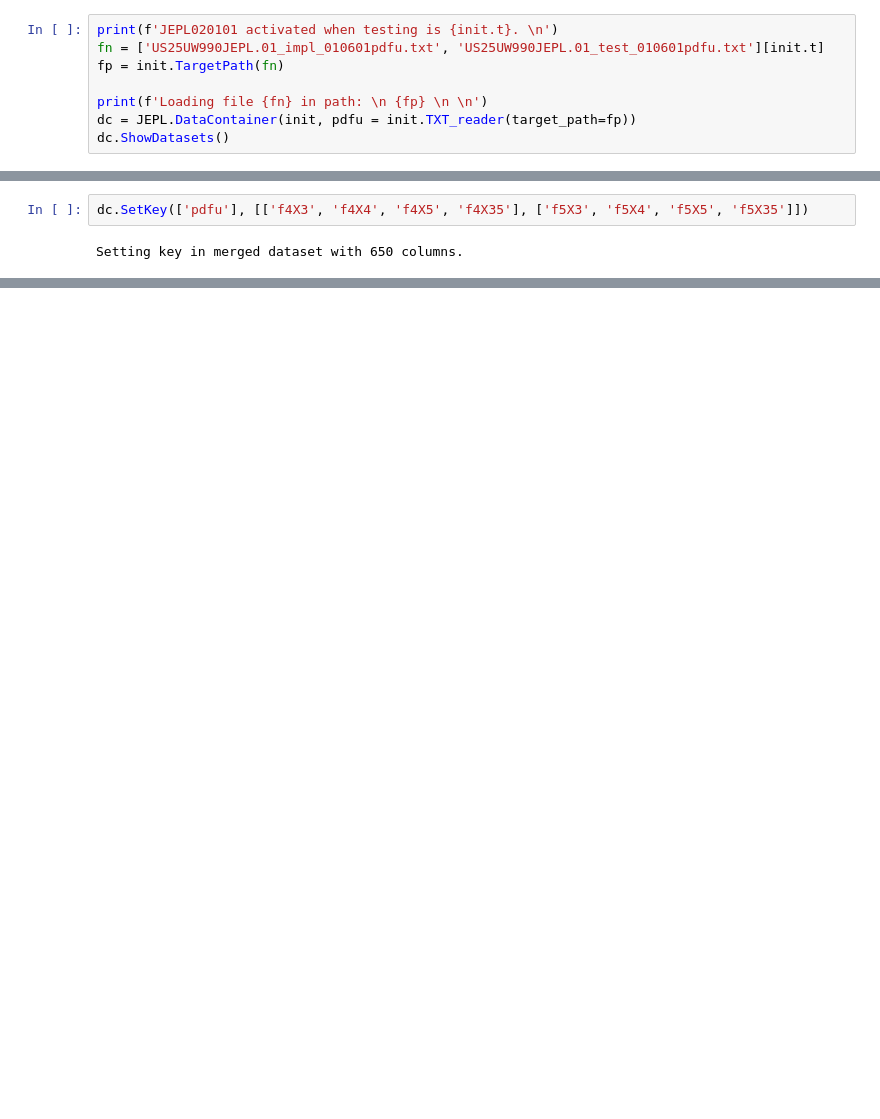
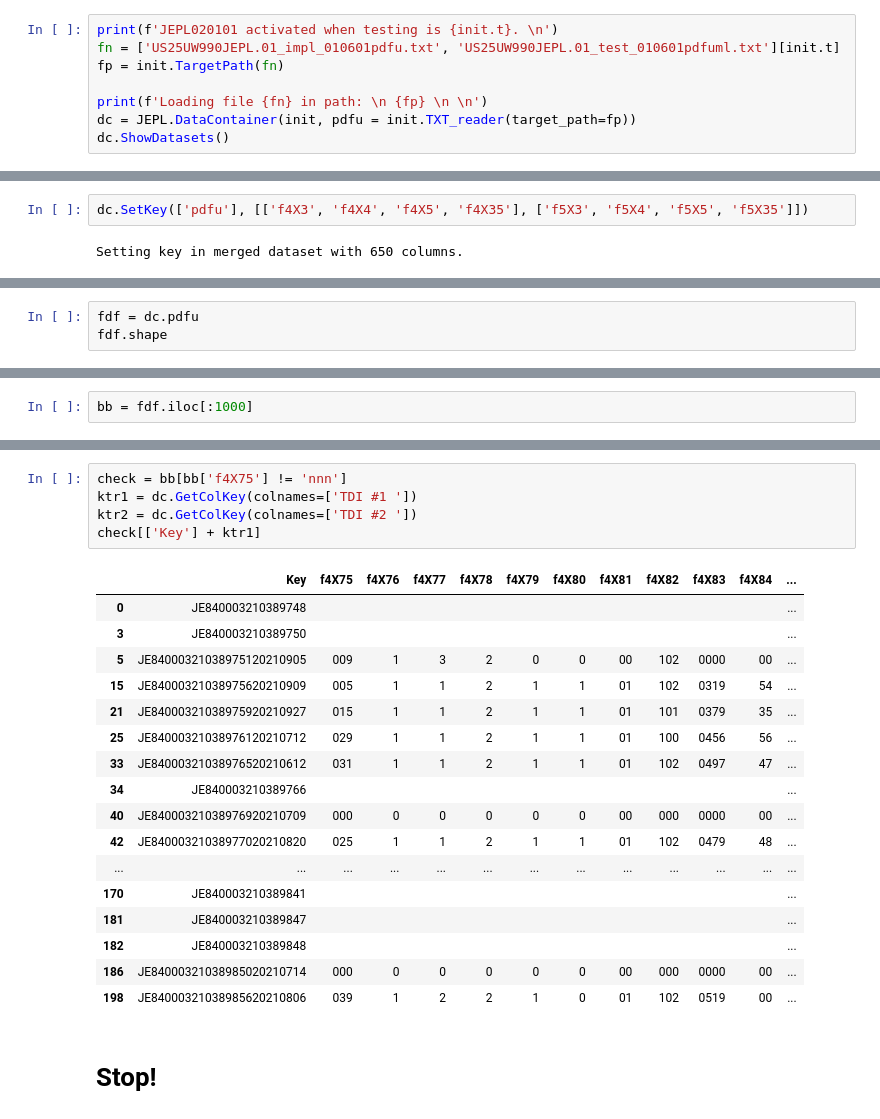
Before and after one commit to jagcha/JEPL, a Jupyter notebook: core/US25UW990JEPL.02.ipynb, the cells around one changed output, grey strips where cells are left out. Drawn from its saved outputs; the diff is of its cells as text; blank space fills up the shorter version.

```diff
--- a/core/US25UW990JEPL.02.ipynb
+++ b/core/US25UW990JEPL.02.ipynb
@@ -38,7 +50,7 @@ HTML map file named ipykernel_launcher_test_fmap.html saved in pat:
  /blue/mateescu/agustinchasco/Projects/reprojersey/data/ipykernel_launcher/test/ipykernel_launcher_test_fmap.html
 # %%
 print(f'JEPL020101 activated when testing is {init.t}. \n')
-fn = ['US25UW990JEPL.01_impl_010601pdfu.txt', 'US25UW990JEPL.01_test_010601pdfu.txt'][init.t]
+fn = ['US25UW990JEPL.01_impl_010601pdfu.txt', 'US25UW990JEPL.01_test_010601pdfuml.txt'][init.t]
 fp = init.TargetPath(fn)
 
 print(f'Loading file {fn} in path: \n {fp} \n \n')
@@ -439,0 +73,3 @@ plt.close()
+# %%
+fdf = dc.pdfu
+fdf.shape
@@ -439,0 +93,2 @@ plt.close()
+# %%
+bb = fdf.iloc[:1000]
@@ -439,0 +478,25 @@ plt.close()
+# %%
+check = bb[bb['f4X75'] != 'nnn']
+ktr1 = dc.GetColKey(colnames=['TDI #1 '])
+ktr2 = dc.GetColKey(colnames=['TDI #2 '])
+check[['Key'] + ktr1]
+# %% [output]
+|  | Key | f4X75 | f4X76 | f4X77 | f4X78 | f4X79 | f4X80 | f4X81 | f4X82 | f4X83 | f4X84 | ... |
+| 0 | JE840003210389748 |  |  |  |  |  |  |  |  |  |  | ... |
+| 3 | JE840003210389750 |  |  |  |  |  |  |  |  |  |  | ... |
+| 5 | JE84000321038975120210905 | 009 | 1 | 3 | 2 | 0 | 0 | 00 | 102 | 0000 | 00 | ... |
+| 15 | JE84000321038975620210909 | 005 | 1 | 1 | 2 | 1 | 1 | 01 | 102 | 0319 | 54 | ... |
+| 21 | JE84000321038975920210927 | 015 | 1 | 1 | 2 | 1 | 1 | 01 | 101 | 0379 | 35 | ... |
+| 25 | JE84000321038976120210712 | 029 | 1 | 1 | 2 | 1 | 1 | 01 | 100 | 0456 | 56 | ... |
+| 33 | JE84000321038976520210612 | 031 | 1 | 1 | 2 | 1 | 1 | 01 | 102 | 0497 | 47 | ... |
+| 34 | JE840003210389766 |  |  |  |  |  |  |  |  |  |  | ... |
+| 40 | JE84000321038976920210709 | 000 | 0 | 0 | 0 | 0 | 0 | 00 | 000 | 0000 | 00 | ... |
+| 42 | JE84000321038977020210820 | 025 | 1 | 1 | 2 | 1 | 1 | 01 | 102 | 0479 | 48 | ... |
+| ... | ... | ... | ... | ... | ... | ... | ... | ... | ... | ... | ... | ... |
+| 170 | JE840003210389841 |  |  |  |  |  |  |  |  |  |  | ... |
+| 181 | JE840003210389847 |  |  |  |  |  |  |  |  |  |  | ... |
+| 182 | JE840003210389848 |  |  |  |  |  |  |  |  |  |  | ... |
+| 186 | JE84000321038985020210714 | 000 | 0 | 0 | 0 | 0 | 0 | 00 | 000 | 0000 | 00 | ... |
+| 198 | JE84000321038985620210806 | 039 | 1 | 2 | 2 | 1 | 0 | 01 | 102 | 0519 | 00 | ... |
+# %% [markdown]
+# Stop!
```
Also changed, not shown: parts of 99 cells of this notebook, 4 other files.
